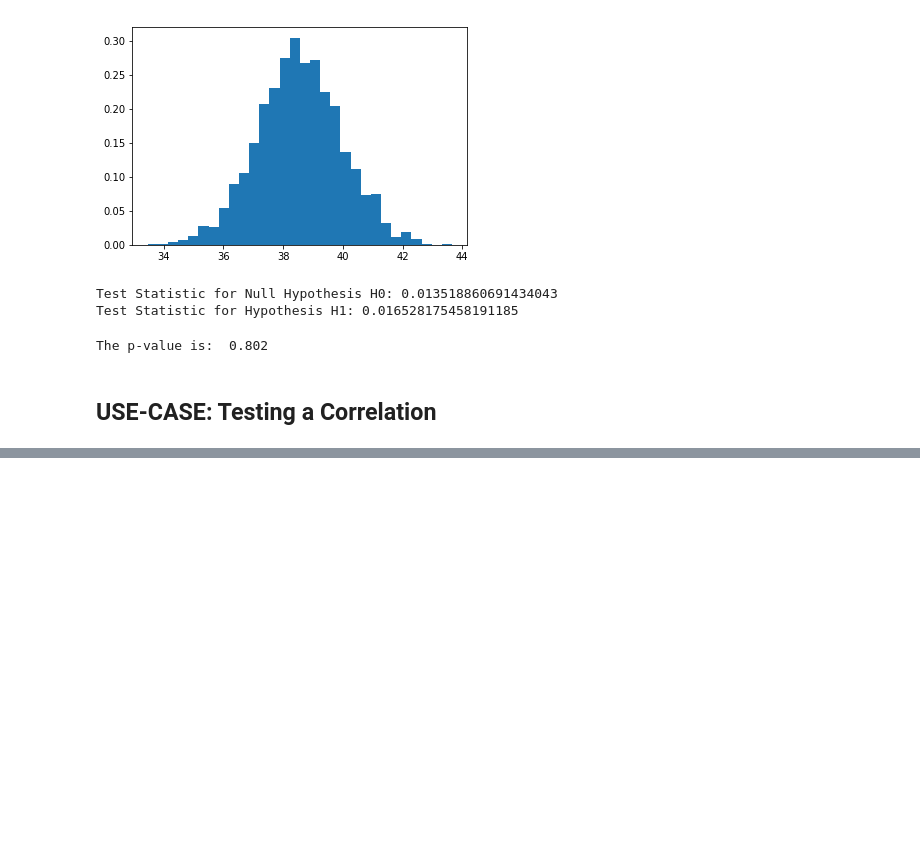
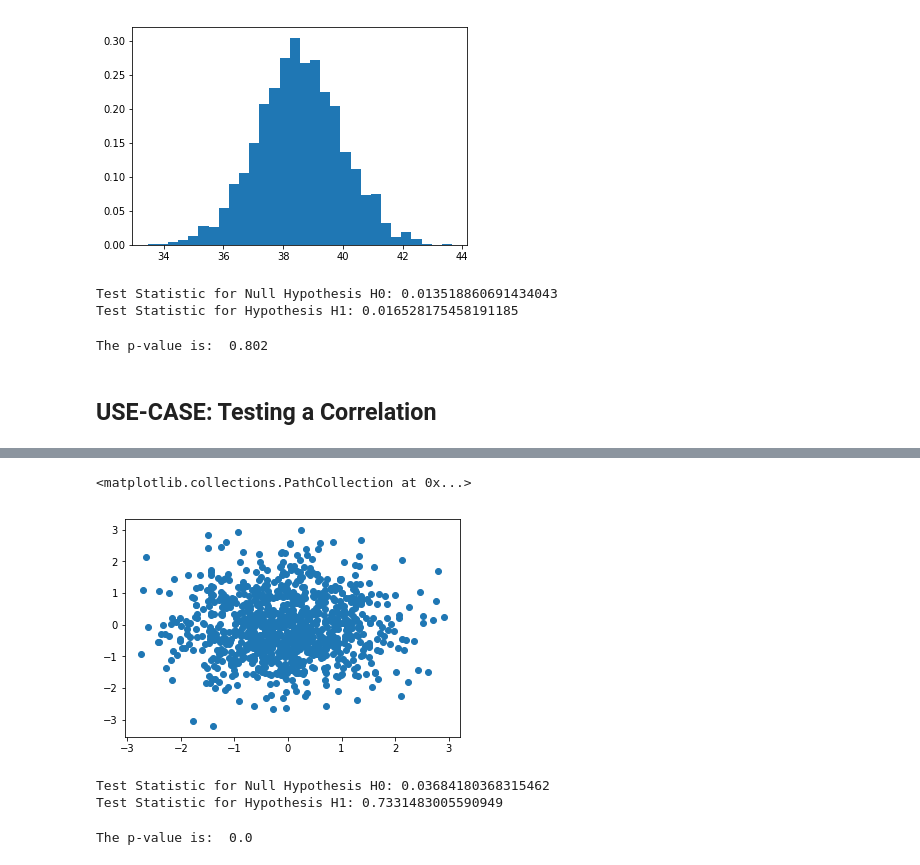
Before and after one commit to tsarouch/data_science_references_python, a Jupyter notebook: core/Hypothesis_Testing.ipynb, the cells around one changed output, grey strips where cells are left out. Cells and saved outputs as stored; diff of their text form; code cells hidden in the pictures; blank space fills up the shorter version.

Commit message:
Added hypothesis test using the chi2-test statistic

```diff
--- a/core/Hypothesis_Testing.ipynb
+++ b/core/Hypothesis_Testing.ipynb
@@ -152,0 +161,8 @@ The p-value is:  0.802
+# %%
+# we can make the null hypothesis model just by shuffling the data of one variable
+x2 = x.copy()
+np.random.shuffle(x2)
+plt.scatter(x2, y)
+# %% [output]
+<matplotlib.collections.PathCollection at 0x...>
+[figure, added]
@@ -152,0 +180,16 @@ The p-value is:  0.802
+# %%
+test_stat_H0 = test_statistic(*run_null_hypothesis(x, y))
+test_stat_H1 = test_statistic(x, y)
+print "Test Statistic for Null Hypothesis H0:",  test_stat_H0
+print "Test Statistic for Hypothesis H1:",  test_stat_H1
+# %% [output]
+Test Statistic for Null Hypothesis H0: 0.03684180368315462
+Test Statistic for Hypothesis H1: 0.7331483005590949
+# %%
+# we perform iterations for good statistics
+N_ITER = 1000
+test_stat_H0_v = [test_statistic(*run_null_hypothesis(d1, d2)) for _ in range(N_ITER)]
+p_value = 1. * sum([1 for test_stat_H0 in test_stat_H0_v if test_stat_H0 >= test_stat_H1])/N_ITER
+print "The p-value is: ", p_value
+# %% [output]
+The p-value is:  0.0
```
Also changed, not shown: parts of 8 cells of this notebook.
